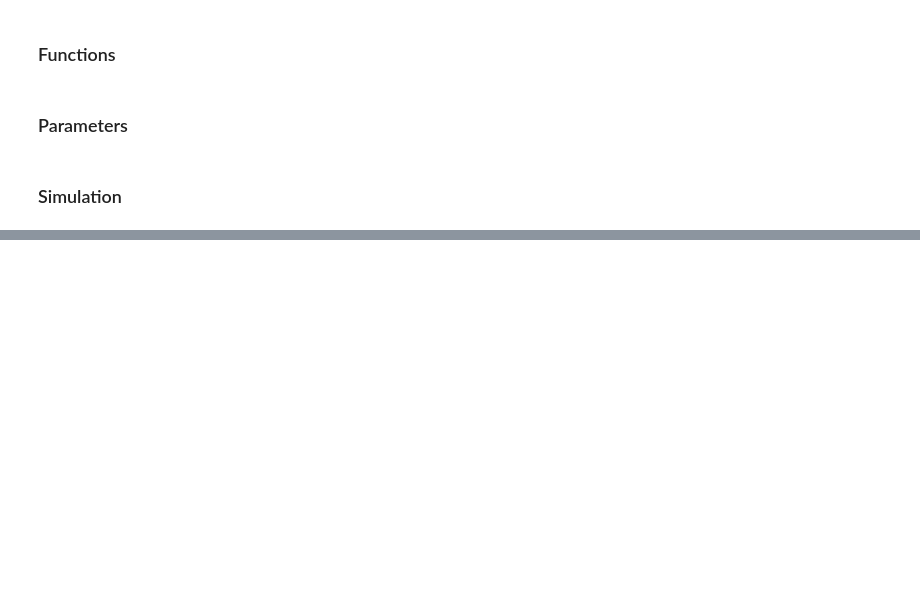
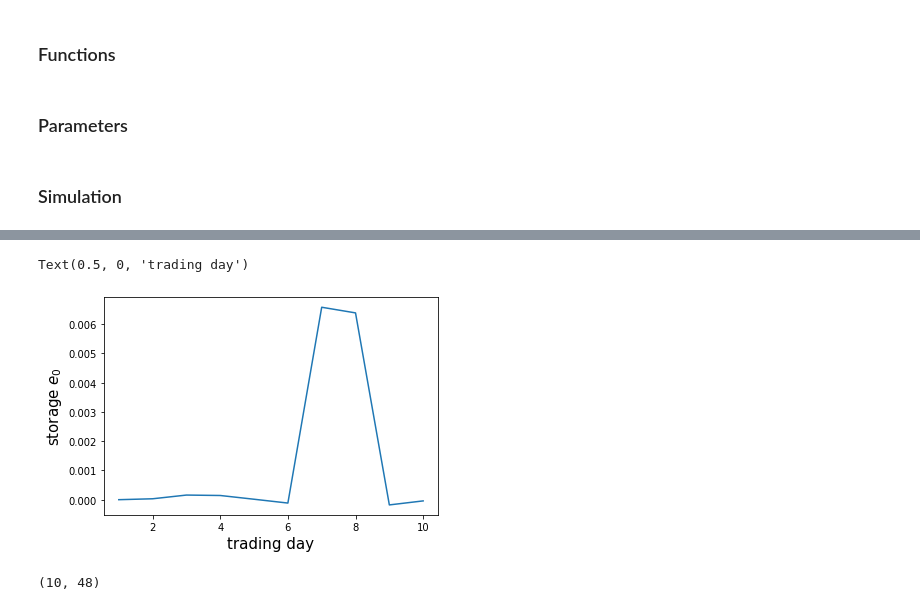
Before and after one commit to rossetl/GT-Smart-Grids, a Jupyter notebook: notebook3.ipynb, the cells around one changed output, grey strips where cells are left out. Saved outputs shown, nothing was run; the diff lists cells and outputs as text; code cells hidden in the pictures; blank space fills up the shorter version.

```diff
--- a/notebook3.ipynb
+++ b/notebook3.ipynb
@@ -235,0 +229,12 @@ fig.suptitle('Changing Market Prices', size=15);
+# %%
+e0 = np.cumsum(b_history.sum(axis=1))
+plt.plot(np.arange(1,11,1), e0)
+plt.ylabel(r'storage $e_0$', size=15)
+plt.xlabel('trading day', size=15)
+# %% [output]
+Text(0.5, 0, 'trading day')
+[figure, added]
+# %%
+b_history.shape
+# %% [output]
+(10, 48)
```
Also changed, not shown: parts of 9 cells of this notebook, 3 other files.
